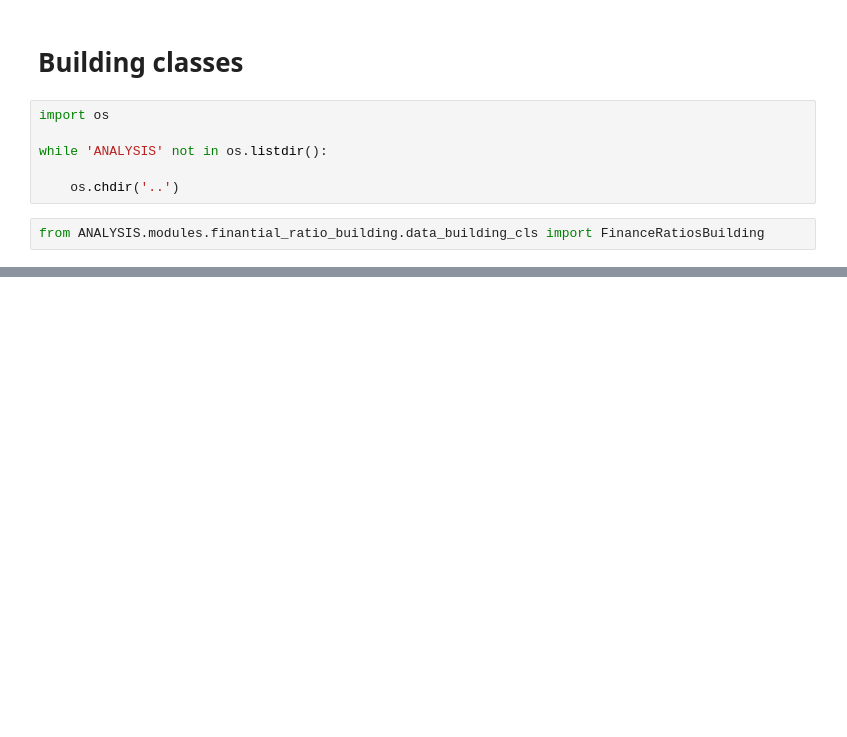
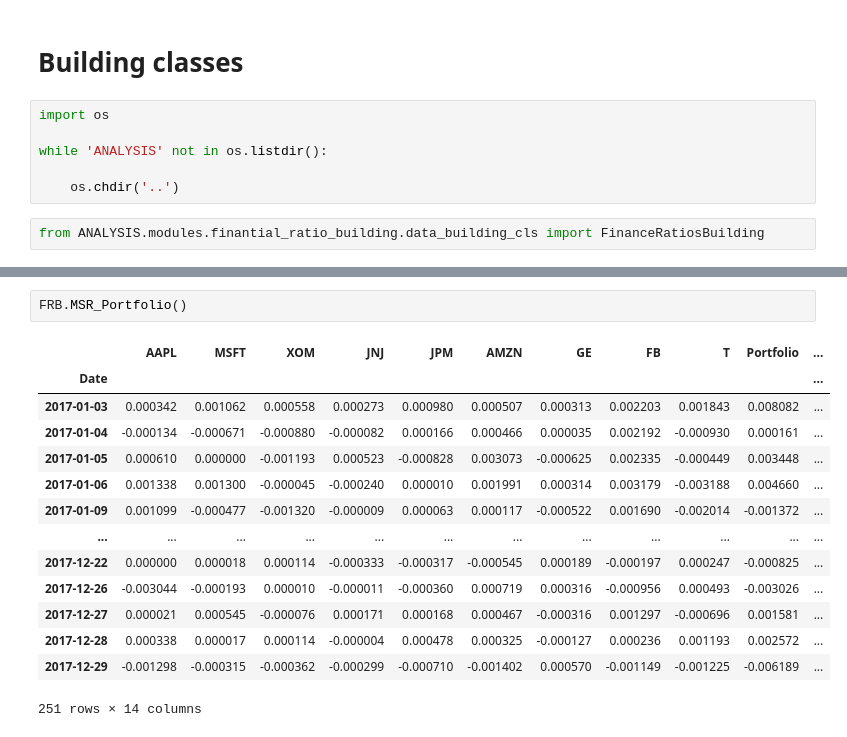
Before and after one commit to KAIET98/Finance_in_python, a Jupyter notebook: ANALYSIS/01_Introduction_to_portfolio_risk_management/Building_classes.ipynb, the cells around one changed output, grey strips where cells are left out. Saved outputs shown, nothing was run; the diff lists cells and outputs as text; blank space fills up the shorter version.

```diff
--- a/ANALYSIS/01_Introduction_to_portfolio_risk_management/Building_classes.ipynb
+++ b/ANALYSIS/01_Introduction_to_portfolio_risk_management/Building_classes.ipynb
@@ -17,0 +55,17 @@ AttributeError: 'FinanceRatiosBuilding' object has no attribute 'portfolio_data'
+# %%
+FRB.MSR_Portfolio()
+# %% [output]
+|  | AAPL | MSFT | XOM | JNJ | JPM | AMZN | GE | FB | T | Portfolio | ... |
+| Date |  |  |  |  |  |  |  |  |  |  | ... |
+| 2017-01-03 | 0.000342 | 0.001062 | 0.000558 | 0.000273 | 0.000980 | 0.000507 | 0.000313 | 0.002203 | 0.001843 | 0.008082 | ... |
+| 2017-01-04 | -0.000134 | -0.000671 | -0.000880 | -0.000082 | 0.000166 | 0.000466 | 0.000035 | 0.002192 | -0.000930 | 0.000161 | ... |
+| 2017-01-05 | 0.000610 | 0.000000 | -0.001193 | 0.000523 | -0.000828 | 0.003073 | -0.000625 | 0.002335 | -0.000449 | 0.003448 | ... |
+| 2017-01-06 | 0.001338 | 0.001300 | -0.000045 | -0.000240 | 0.000010 | 0.001991 | 0.000314 | 0.003179 | -0.003188 | 0.004660 | ... |
+| 2017-01-09 | 0.001099 | -0.000477 | -0.001320 | -0.000009 | 0.000063 | 0.000117 | -0.000522 | 0.001690 | -0.002014 | -0.001372 | ... |
+| ... | ... | ... | ... | ... | ... | ... | ... | ... | ... | ... | ... |
+| 2017-12-22 | 0.000000 | 0.000018 | 0.000114 | -0.000333 | -0.000317 | -0.000545 | 0.000189 | -0.000197 | 0.000247 | -0.000825 | ... |
+| 2017-12-26 | -0.003044 | -0.000193 | 0.000010 | -0.000011 | -0.000360 | 0.000719 | 0.000316 | -0.000956 | 0.000493 | -0.003026 | ... |
+| 2017-12-27 | 0.000021 | 0.000545 | -0.000076 | 0.000171 | 0.000168 | 0.000467 | -0.000316 | 0.001297 | -0.000696 | 0.001581 | ... |
+| 2017-12-28 | 0.000338 | 0.000017 | 0.000114 | -0.000004 | 0.000478 | 0.000325 | -0.000127 | 0.000236 | 0.001193 | 0.002572 | ... |
+| 2017-12-29 | -0.001298 | -0.000315 | -0.000362 | -0.000299 | -0.000710 | -0.001402 | 0.000570 | -0.001149 | -0.001225 | -0.006189 | ... |
+251 rows × 14 columns
```
Also changed, not shown: parts of 6 cells of this notebook, 5 other files.
